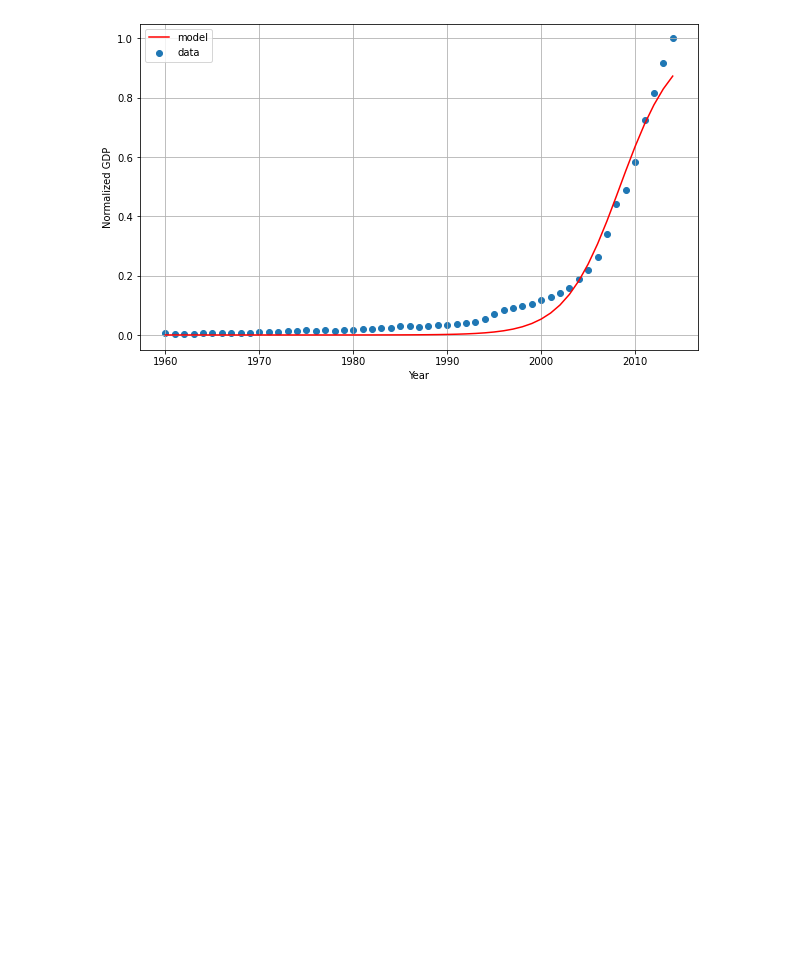
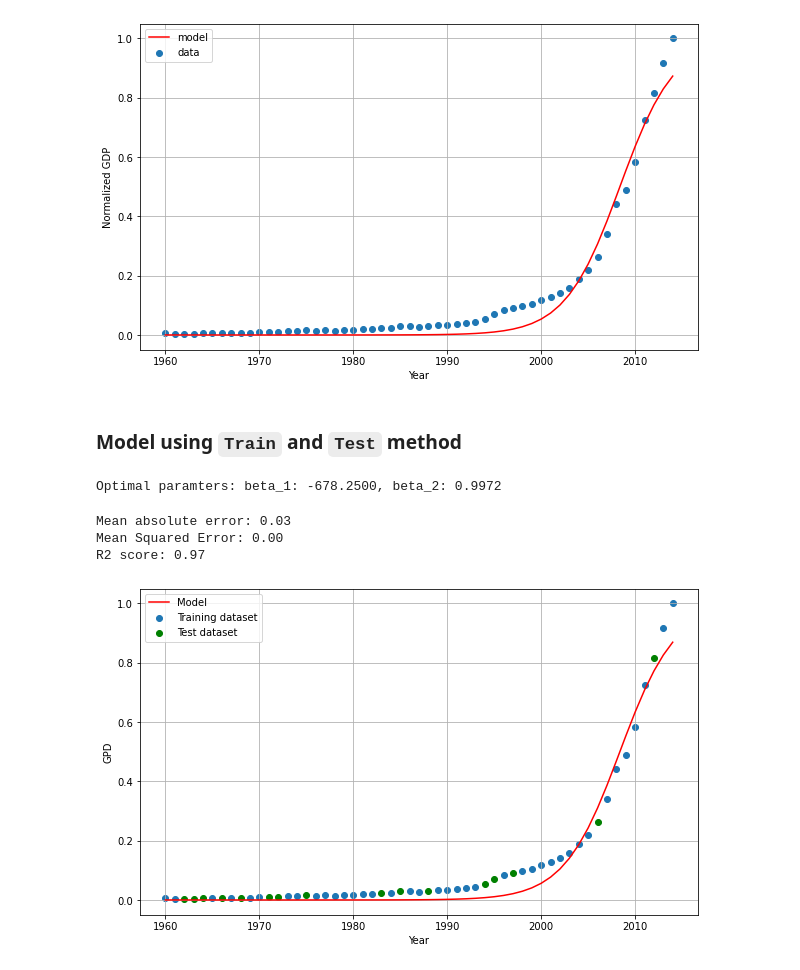
Before and after one commit to AnielShri/ML0101EN, a Jupyter notebook: notebooks/M02L02-Non_Linear_Regression.ipynb, the cells around one changed output. Saved outputs shown, nothing was run; the diff lists cells and outputs as text; code cells hidden in the pictures; blank space fills up the shorter version.

Commit message:
Non-linear - accuracy evaluation

```diff
--- a/notebooks/M02L02-Non_Linear_Regression.ipynb
+++ b/notebooks/M02L02-Non_Linear_Regression.ipynb
@@ -233,3 +236,58 @@ plt.grid()
 plt.show()
 # %% [output]
 [figure]
+# %% [markdown]
+### Model using `Train` and `Test` method
+# %%
+# create Train and Test datasets
+mask = np.random.rand(len(data)) < 0.8
+
+x_train = x_norm[mask]
+y_train = y_norm[mask]
+
+x_test = x_norm[~mask]
+y_test = y_norm[~mask]
+
+# determine beta_1/2 from training data
+beta_opt, _ = curve_fit(sigmoid, x_train, y_train)
+beta_1 = beta_opt[0]
+beta_2 = beta_opt[1]
+print("Optimal paramters: beta_1: {:.4f}, beta_2: {:.4f}".format(beta_1, beta_2))
+
+# predict y based on model
+y_hat = sigmoid(x_test, beta_1, beta_2)
+y_hat_plot = sigmoid(x_norm, beta_1, beta_2)
+# %% [output]
+Optimal paramters: beta_1: -678.2500, beta_2: 0.9972
+# %%
+# evaluate model accuracy
+from sklearn.metrics import r2_score
+
+def evaluate_model(y_test, y_hat):
+    MAE = np.mean(np.absolute(y_hat - y_test))
+    MSE = np.mean((y_hat - y_test) ** 2)
+    R2 = r2_score(y_hat, y_test)
+
+    return (MAE, MSE, R2)
+
+accuracy = evaluate_model(y_test, y_hat)
+print("Mean absolute error: {:.2f}".format(accuracy[0]))
+print("Mean Squared Error: {:.2f}".format(accuracy[1]))
+print("R2 score: {:.2f}".format(accuracy[2]))
+# %% [output]
+Mean absolute error: 0.03
+Mean Squared Error: 0.00
+R2 score: 0.97
+# %%
+# plot results
+plt.figure(figsize=(10, 6))
+plt.scatter(x_train * max(x_data), y_train, label="Training dataset")
+plt.scatter(x_test * max(x_data), y_test, color="g", label="Test dataset")
+plt.plot(x_data, y_hat_plot, color="r", label="Model")
+plt.xlabel("Year")
+plt.ylabel("GPD")
+plt.grid()
+plt.legend()
+plt.show()
+# %% [output]
+[figure, added]
```
Also changed, not shown: parts of 10 cells of this notebook.
